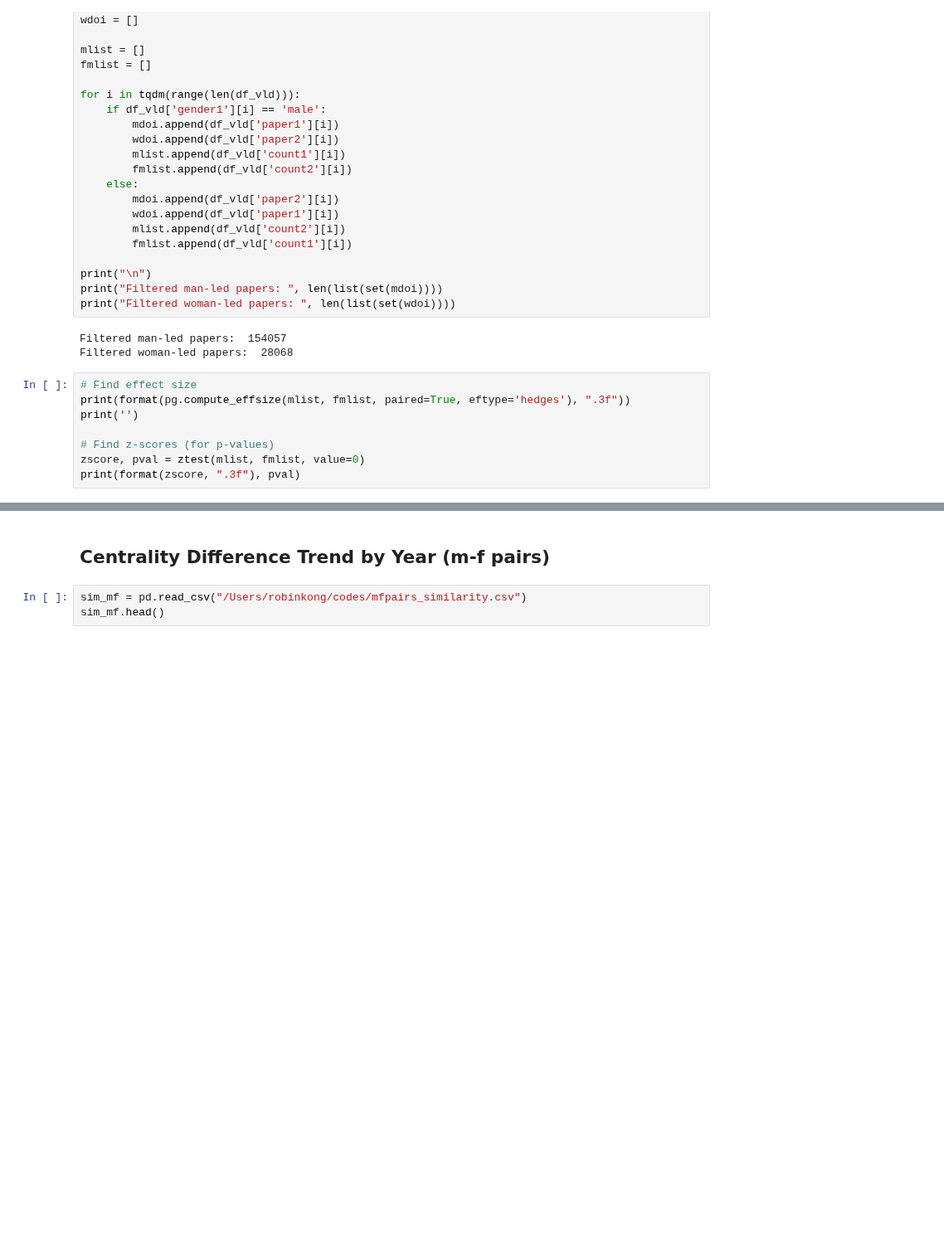
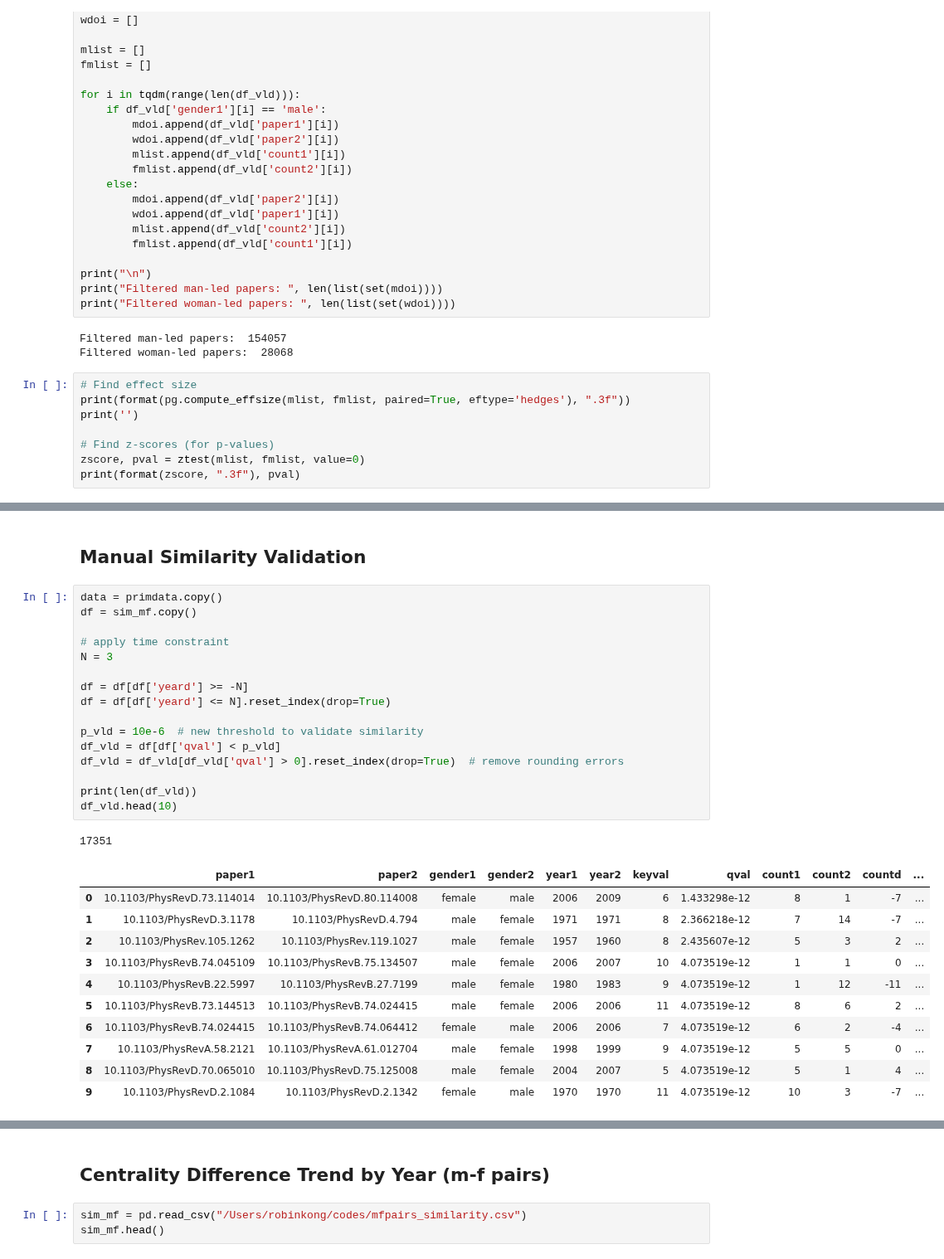
Before and after one commit to therobinkay/firstmover, a Jupyter notebook: main.ipynb, the cells around one changed output, grey strips where cells are left out. Shown at 83% size. Drawn from its saved outputs; the diff is of its cells as text; blank space fills up the shorter version.

```diff
--- a/main.ipynb
+++ b/main.ipynb
@@ -1132,0 +1134,31 @@ print(format(np.std(pvalues), ".3g"))
+# %% [markdown]
+## Manual Similarity Validation
+# %%
+data = primdata.copy()
+df = sim_mf.copy()
+
+# apply time constraint
+N = 3
+
+df = df[df['yeard'] >= -N]
+df = df[df['yeard'] <= N].reset_index(drop=True)
+
+p_vld = 10e-6  # new threshold to validate similarity
+df_vld = df[df['qval'] < p_vld]
+df_vld = df_vld[df_vld['qval'] > 0].reset_index(drop=True)  # remove rounding errors
+
+print(len(df_vld))
+df_vld.head(10)
+# %% [output]
+17351
+|  | paper1 | paper2 | gender1 | gender2 | year1 | year2 | keyval | qval | count1 | count2 | countd | ... |
+| 0 | 10.1103/PhysRevD.73.114014 | 10.1103/PhysRevD.80.114008 | female | male | 2006 | 2009 | 6 | 1.433298e-12 | 8 | 1 | -7 | ... |
+| 1 | 10.1103/PhysRevD.3.1178 | 10.1103/PhysRevD.4.794 | male | female | 1971 | 1971 | 8 | 2.366218e-12 | 7 | 14 | -7 | ... |
+| 2 | 10.1103/PhysRev.105.1262 | 10.1103/PhysRev.119.1027 | male | female | 1957 | 1960 | 8 | 2.435607e-12 | 5 | 3 | 2 | ... |
+| 3 | 10.1103/PhysRevB.74.045109 | 10.1103/PhysRevB.75.134507 | male | female | 2006 | 2007 | 10 | 4.073519e-12 | 1 | 1 | 0 | ... |
+| 4 | 10.1103/PhysRevB.22.5997 | 10.1103/PhysRevB.27.7199 | male | female | 1980 | 1983 | 9 | 4.073519e-12 | 1 | 12 | -11 | ... |
+| 5 | 10.1103/PhysRevB.73.144513 | 10.1103/PhysRevB.74.024415 | male | female | 2006 | 2006 | 11 | 4.073519e-12 | 8 | 6 | 2 | ... |
+| 6 | 10.1103/PhysRevB.74.024415 | 10.1103/PhysRevB.74.064412 | female | male | 2006 | 2006 | 7 | 4.073519e-12 | 6 | 2 | -4 | ... |
+| 7 | 10.1103/PhysRevA.58.2121 | 10.1103/PhysRevA.61.012704 | male | female | 1998 | 1999 | 9 | 4.073519e-12 | 5 | 5 | 0 | ... |
+| 8 | 10.1103/PhysRevD.70.065010 | 10.1103/PhysRevD.75.125008 | male | female | 2004 | 2007 | 5 | 4.073519e-12 | 5 | 1 | 4 | ... |
+| 9 | 10.1103/PhysRevD.2.1084 | 10.1103/PhysRevD.2.1342 | female | male | 1970 | 1970 | 11 | 4.073519e-12 | 10 | 3 | -7 | ... |
```
Also changed, not shown: parts of 13 cells of this notebook.
